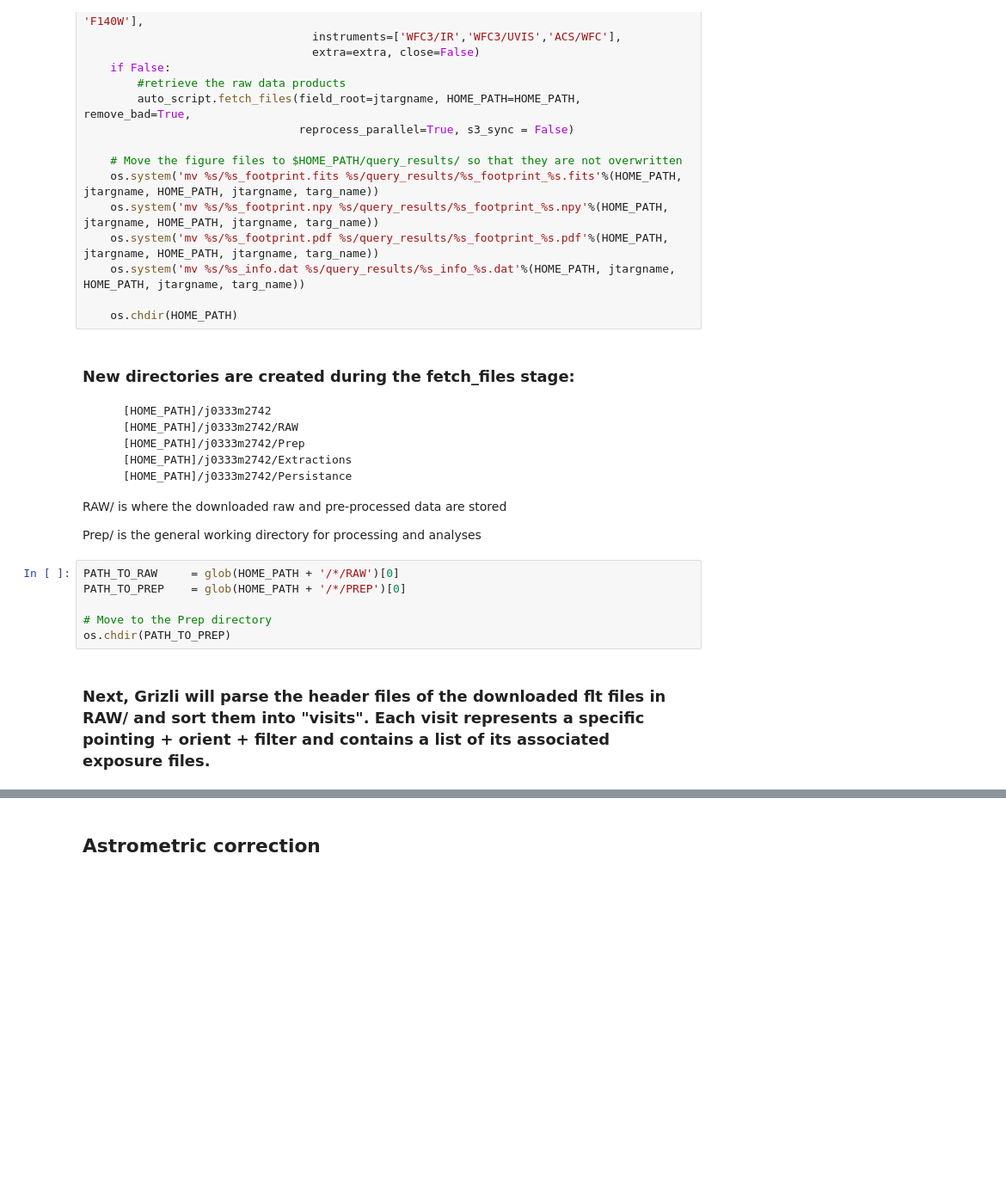
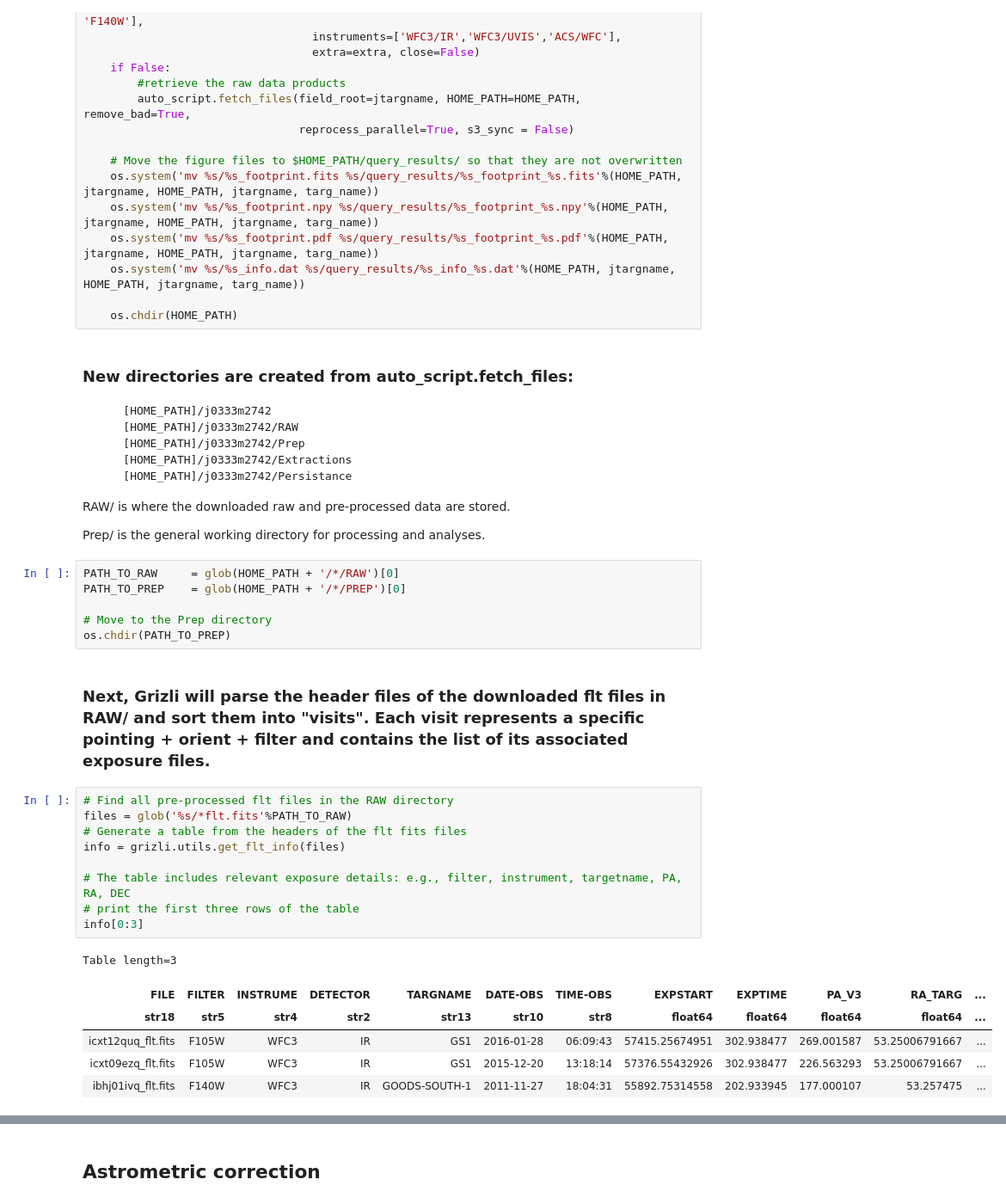
Before and after one commit to ivastar/clear, a Jupyter notebook: notebooks/grizli/grizli_retrieve_and_prep.ipynb, the cells around one changed output, grey strips where cells are left out. Shown at 86% size. Cells and saved outputs as stored; diff of their text form; blank space fills up the shorter version.

```diff
--- a/notebooks/grizli/grizli_retrieve_and_prep.ipynb
+++ b/notebooks/grizli/grizli_retrieve_and_prep.ipynb
@@ -123,7 +123,7 @@ for t, targ_name in enumerate(overlapping_target_names):
 
     os.chdir(HOME_PATH)
 # %% [markdown]
-### New directories are created during the fetch_files stage:
+### New directories are created from auto_script.fetch_files:
         [HOME_PATH]/j0333m2742
         [HOME_PATH]/j0333m2742/RAW
         [HOME_PATH]/j0333m2742/Prep
@@ -131,9 +131,9 @@ for t, targ_name in enumerate(overlapping_target_names):
         [HOME_PATH]/j0333m2742/Persistance
 
 
-RAW/ is where the downloaded raw and pre-processed data are stored
+RAW/ is where the downloaded raw and pre-processed data are stored.
 
-Prep/ is the general working directory for processing and analyses
+Prep/ is the general working directory for processing and analyses.
 # %%
 PATH_TO_RAW     = glob(HOME_PATH + '/*/RAW')[0]
 PATH_TO_PREP    = glob(HOME_PATH + '/*/PREP')[0]
@@ -141,5 +141,21 @@ PATH_TO_PREP    = glob(HOME_PATH + '/*/PREP')[0]
 # Move to the Prep directory
 os.chdir(PATH_TO_PREP)
 # %% [markdown]
-### Next, Grizli will parse the header files of the downloaded flt files in RAW/ and sort them into "visits". Each visit represents a specific pointing + orient + filter and contains a list of its associated exposure files.
+### Next, Grizli will parse the header files of the downloaded flt files in RAW/ and sort them into "visits". Each visit represents a specific pointing + orient + filter and contains the list of its associated exposure files.
+# %%
+# Find all pre-processed flt files in the RAW directory
+files = glob('%s/*flt.fits'%PATH_TO_RAW)
+# Generate a table from the headers of the flt fits files
+info = grizli.utils.get_flt_info(files)
+
+# The table includes relevant exposure details: e.g., filter, instrument, targetname, PA, RA, DEC
+# print the first three rows of the table
+info[0:3]
+# %% [output]
+Table length=3
+| FILE | FILTER | INSTRUME | DETECTOR | TARGNAME | DATE-OBS | TIME-OBS | EXPSTART | EXPTIME | PA_V3 | RA_TARG | ... |
+| str18 | str5 | str4 | str2 | str13 | str10 | str8 | float64 | float64 | float64 | float64 | ... |
+| icxt12quq_flt.fits | F105W | WFC3 | IR | GS1 | 2016-01-28 | 06:09:43 | 57415.25674951 | 302.938477 | 269.001587 | 53.25006791667 | ... |
+| icxt09ezq_flt.fits | F105W | WFC3 | IR | GS1 | 2015-12-20 | 13:18:14 | 57376.55432926 | 302.938477 | 226.563293 | 53.25006791667 | ... |
+| ibhj01ivq_flt.fits | F140W | WFC3 | IR | GOODS-SOUTH-1 | 2011-11-27 | 18:04:31 | 55892.75314558 | 202.933945 | 177.000107 | 53.257475 | ... |
 # %%
```
Also changed, not shown: parts of 3 cells of this notebook, 1 other file.
